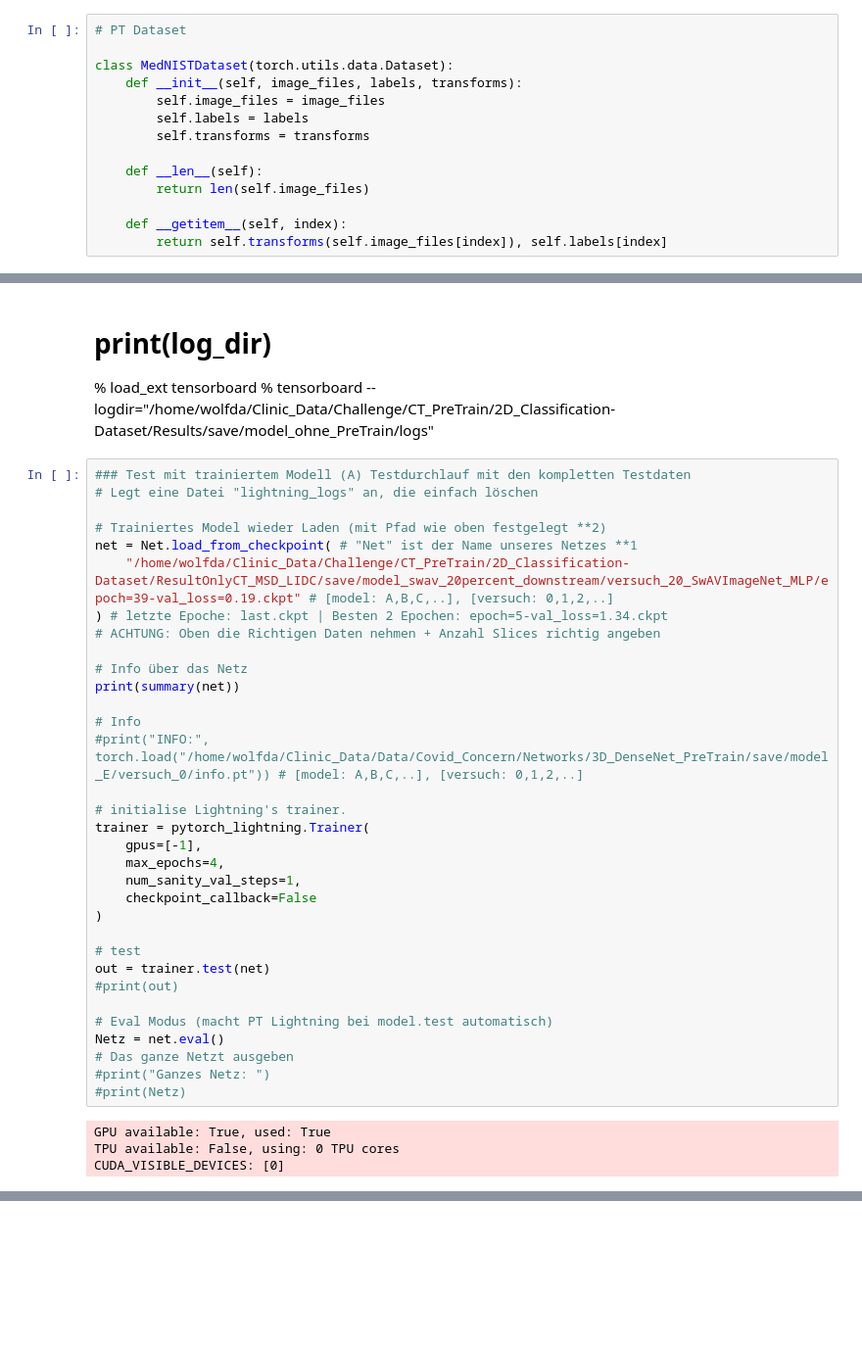
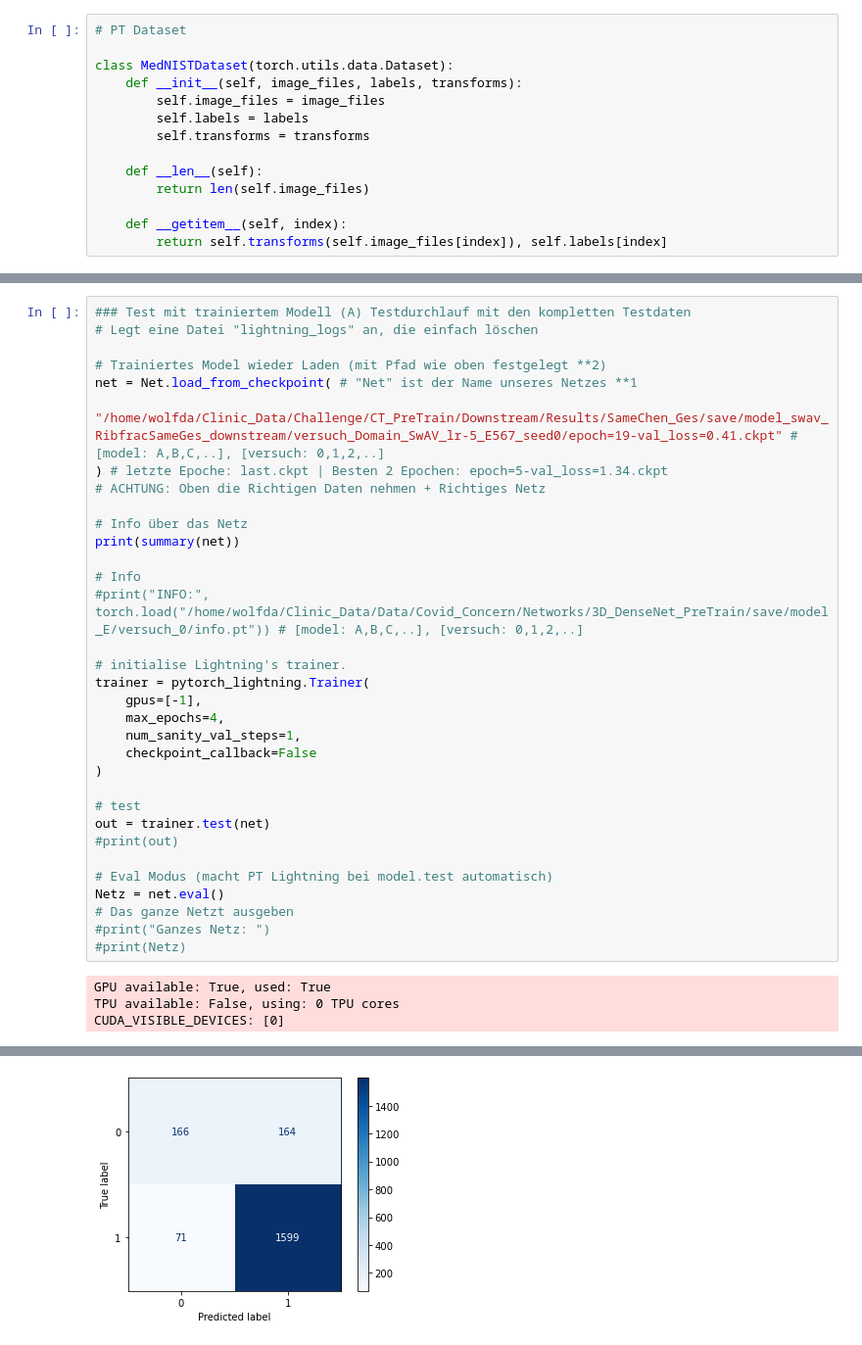
Before and after one commit to Wolfda95/lightning-bolts, a Jupyter notebook: pl_bolts/models/self_supervised/swav/2D_Downstream_ribfrac.ipynb, the cells around one changed output, grey strips where cells are left out. Shown: that part at 98% size. Drawn from its saved outputs; the diff is of its cells as text; blank space fills up the shorter version.

```diff
--- a/pl_bolts/models/self_supervised/swav/2D_Downstream_ribfrac.ipynb
+++ b/pl_bolts/models/self_supervised/swav/2D_Downstream_ribfrac.ipynb
@@ -633,16 +667,12 @@ Val Data Loader 2000
-# %% [markdown]
-# print(log_dir)
-% load_ext tensorboard
-% tensorboard --logdir="/home/wolfda/Clinic_Data/Challenge/CT_PreTrain/2D_Classification-Dataset/Results/save/model_ohne_PreTrain/logs"
 # %%
 ### Test mit trainiertem Modell (A) Testdurchlauf mit den kompletten Testdaten
 # Legt eine Datei "lightning_logs" an, die einfach löschen
 
 # Trainiertes Model wieder Laden (mit Pfad wie oben festgelegt **2)
 net = Net.load_from_checkpoint( # "Net" ist der Name unseres Netzes **1
-    "/home/wolfda/Clinic_Data/Challenge/CT_PreTrain/2D_Classification-Dataset/ResultOnlyCT_MSD_LIDC/save/model_swav_20percent_downstream/versuch_20_SwAVImageNet_MLP/epoch=39-val_loss=0.19.ckpt" # [model: A,B,C,..], [versuch: 0,1,2,..]
+    "/home/wolfda/Clinic_Data/Challenge/CT_PreTrain/Downstream/Results/SameChen_Ges/save/model_swav_RibfracSameGes_downstream/versuch_Domain_SwAV_lr-5_E567_seed0/epoch=19-val_loss=0.41.ckpt" # [model: A,B,C,..], [versuch: 0,1,2,..]
 ) # letzte Epoche: last.ckpt | Besten 2 Epochen: epoch=5-val_loss=1.34.ckpt
-# ACHTUNG: Oben die Richtigen Daten nehmen + Anzahl Slices richtig angeben
+# ACHTUNG: Oben die Richtigen Daten nehmen + Richtiges Netz
 
 # Info über das Netz
 print(summary(net))
@@ -692,3 +741,4 @@ KeyboardInterrupt:
+[figure, added]
 # %%
 ###### Explainable AI
 import monai
```
Also changed, not shown: parts of 10 cells of this notebook, 12 other files.
